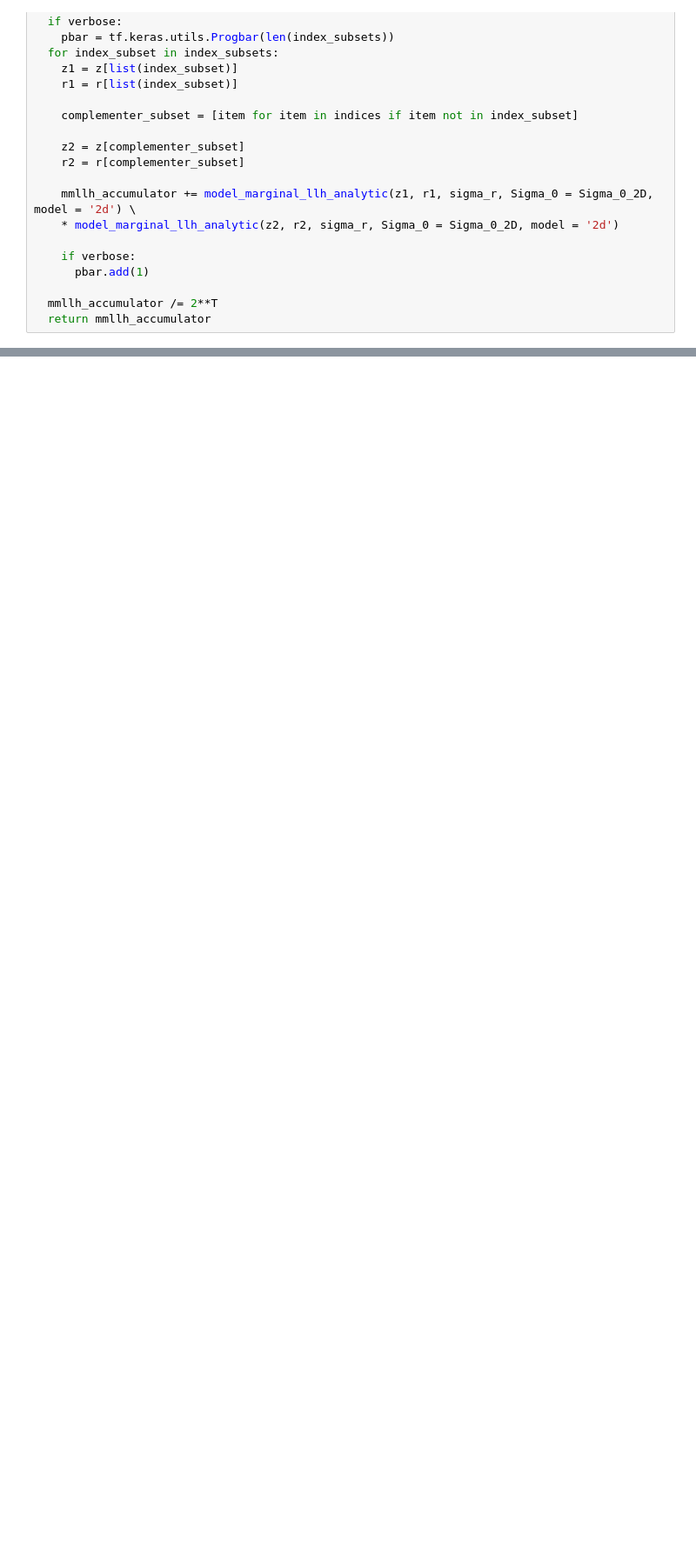
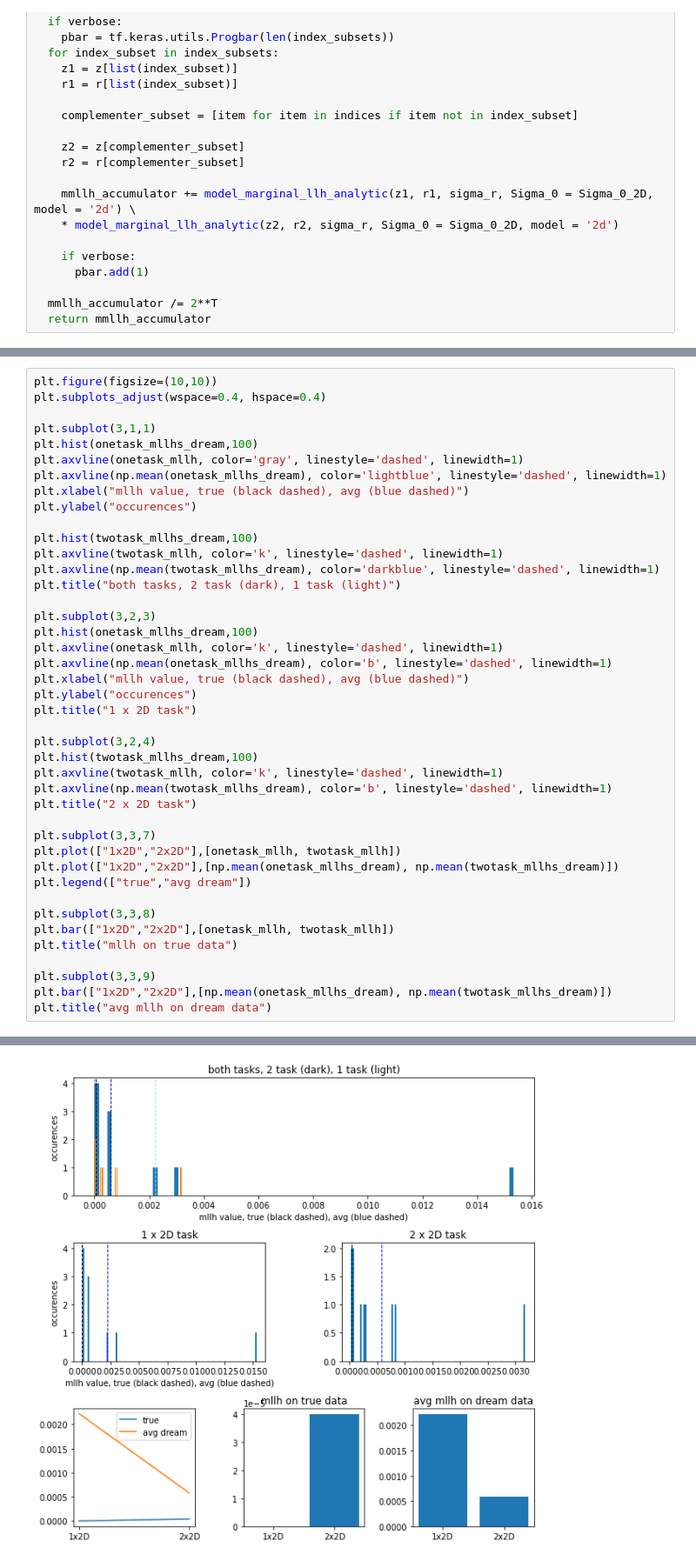
Before and after one commit to CSNLWigner/Continual-learning-with-structure-learning, a Jupyter notebook: dream_data_test.ipynb, the cells around one changed output, grey strips where cells are left out. Shown at 87% size. Drawn from its saved outputs; the diff is of its cells as text; blank space fills up the shorter version.

```diff
--- a/dream_data_test.ipynb
+++ b/dream_data_test.ipynb
@@ -235,0 +297,43 @@ model_marginal_llh_analytic_2x2D(dream_data['z'], dream_data['r'], sigma_r, Sigm
+# %%
+plt.figure(figsize=(10,10))
+plt.subplots_adjust(wspace=0.4, hspace=0.4)
+
+plt.subplot(3,1,1)
+plt.hist(onetask_mllhs_dream,100)
+plt.axvline(onetask_mllh, color='gray', linestyle='dashed', linewidth=1)
+plt.axvline(np.mean(onetask_mllhs_dream), color='lightblue', linestyle='dashed', linewidth=1)
+plt.xlabel("mllh value, true (black dashed), avg (blue dashed)")
+plt.ylabel("occurences")
+
+plt.hist(twotask_mllhs_dream,100)
+plt.axvline(twotask_mllh, color='k', linestyle='dashed', linewidth=1)
+plt.axvline(np.mean(twotask_mllhs_dream), color='darkblue', linestyle='dashed', linewidth=1)
+plt.title("both tasks, 2 task (dark), 1 task (light)")
+
+plt.subplot(3,2,3)
+plt.hist(onetask_mllhs_dream,100)
+plt.axvline(onetask_mllh, color='k', linestyle='dashed', linewidth=1)
+plt.axvline(np.mean(onetask_mllhs_dream), color='b', linestyle='dashed', linewidth=1)
+plt.xlabel("mllh value, true (black dashed), avg (blue dashed)")
+plt.ylabel("occurences")
+plt.title("1 x 2D task")
+
+plt.subplot(3,2,4)
+plt.hist(twotask_mllhs_dream,100)
+plt.axvline(twotask_mllh, color='k', linestyle='dashed', linewidth=1)
+plt.axvline(np.mean(twotask_mllhs_dream), color='b', linestyle='dashed', linewidth=1)
+plt.title("2 x 2D task")
+
+plt.subplot(3,3,7)
+plt.plot(["1x2D","2x2D"],[onetask_mllh, twotask_mllh])
+plt.plot(["1x2D","2x2D"],[np.mean(onetask_mllhs_dream), np.mean(twotask_mllhs_dream)])
+plt.legend(["true","avg dream"])
+
+plt.subplot(3,3,8)
+plt.bar(["1x2D","2x2D"],[onetask_mllh, twotask_mllh])
+plt.title("mllh on true data")
+
+plt.subplot(3,3,9)
+plt.bar(["1x2D","2x2D"],[np.mean(onetask_mllhs_dream), np.mean(twotask_mllhs_dream)])
+plt.title("avg mllh on dream data")
+# %% [output]
@@ -235,0 +341 @@ model_marginal_llh_analytic_2x2D(dream_data['z'], dream_data['r'], sigma_r, Sigm
+[figure, added]
```
Also changed, not shown: parts of 25 cells of this notebook, 1 other file.
